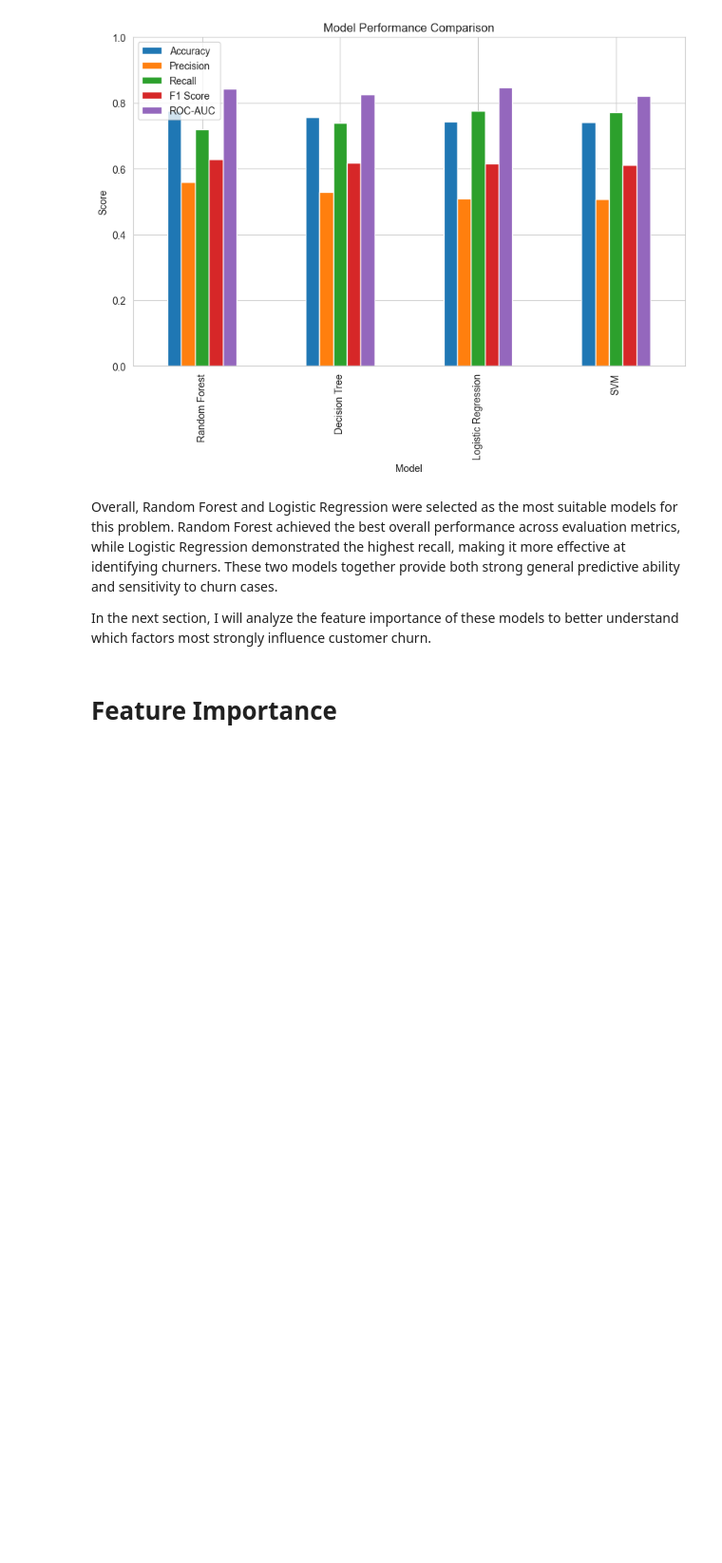
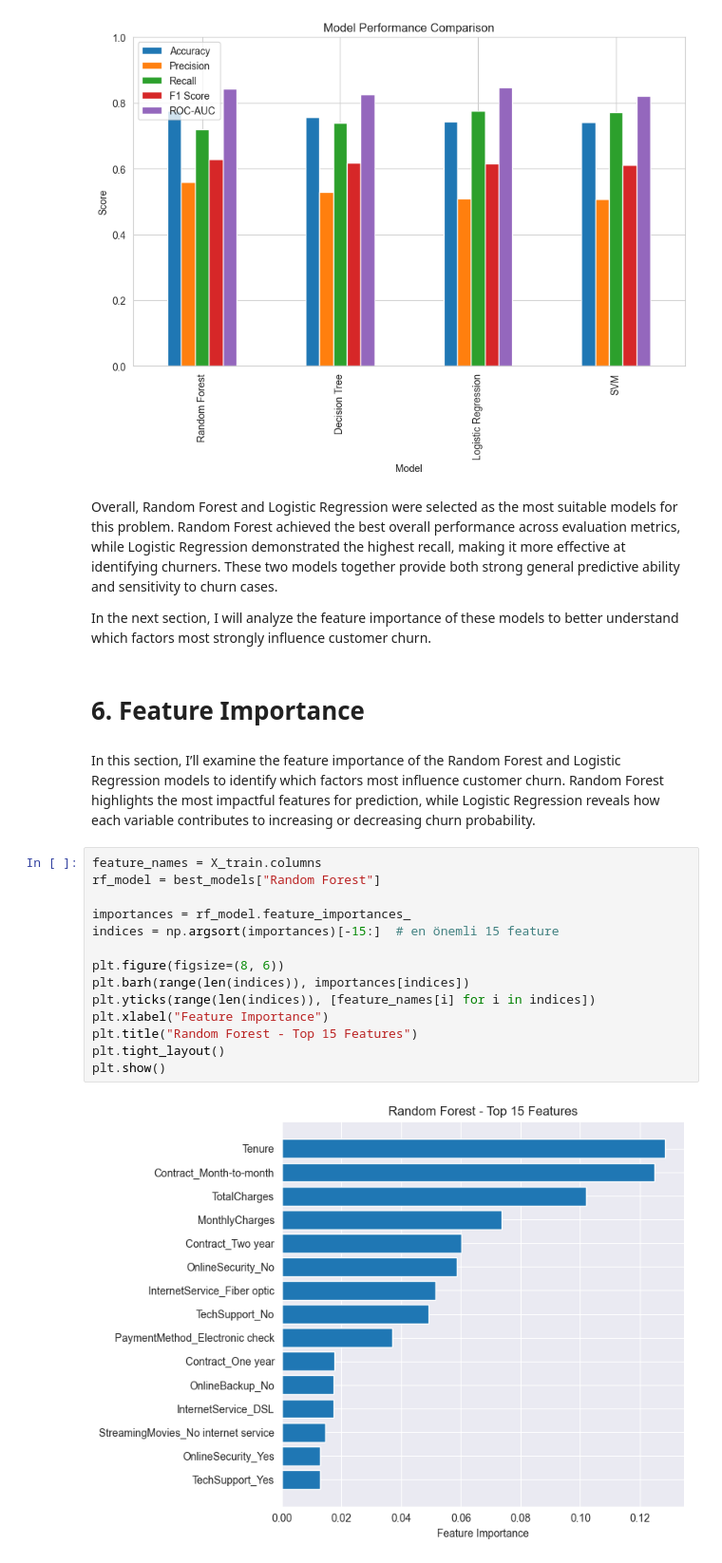
Before and after one commit to CerenSude/telco-customer-churn-analysis, a Jupyter notebook: telco-customer-churn-analysis.ipynb, the cells around one changed output. Shown at 95% size. Cells and saved outputs as stored; diff of their text form; blank space fills up the shorter version.

```diff
--- a/telco-customer-churn-analysis.ipynb
+++ b/telco-customer-churn-analysis.ipynb
@@ -731,4 +737,22 @@ Overall, Random Forest and Logistic Regression were selected as the most suitabl
 
 In the next section, I will analyze the feature importance of these models to better understand which factors most strongly influence customer churn.
 # %% [markdown]
-# Feature Importance
+# 6. Feature Importance
+# %% [markdown]
+In this section, I’ll examine the feature importance of the Random Forest and Logistic Regression models to identify which factors most influence customer churn. Random Forest highlights the most impactful features for prediction, while Logistic Regression reveals how each variable contributes to increasing or decreasing churn probability.
+# %%
+feature_names = X_train.columns
+rf_model = best_models["Random Forest"]
+
+importances = rf_model.feature_importances_
+indices = np.argsort(importances)[-15:]  # en önemli 15 feature
+
+plt.figure(figsize=(8, 6))
+plt.barh(range(len(indices)), importances[indices])
+plt.yticks(range(len(indices)), [feature_names[i] for i in indices])
+plt.xlabel("Feature Importance")
+plt.title("Random Forest - Top 15 Features")
+plt.tight_layout()
+plt.show()
+# %% [output]
+[figure, added]
```
Also changed, not shown: parts of 6 cells of this notebook.
